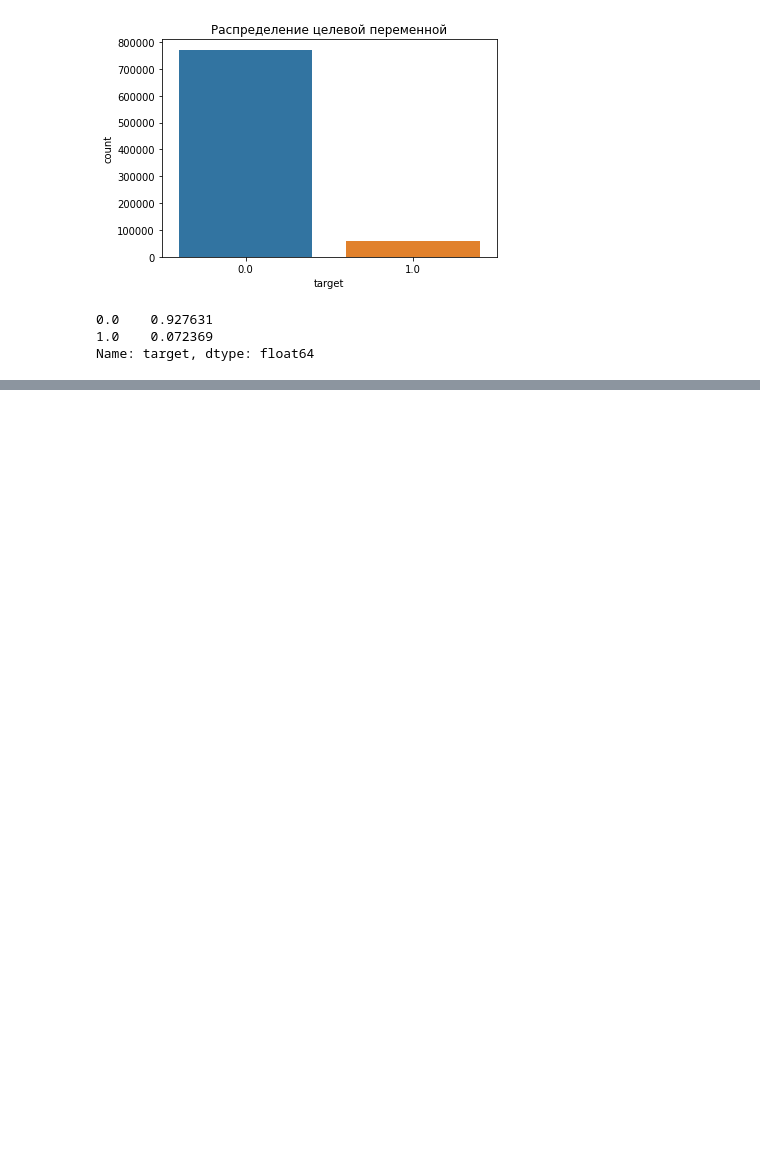
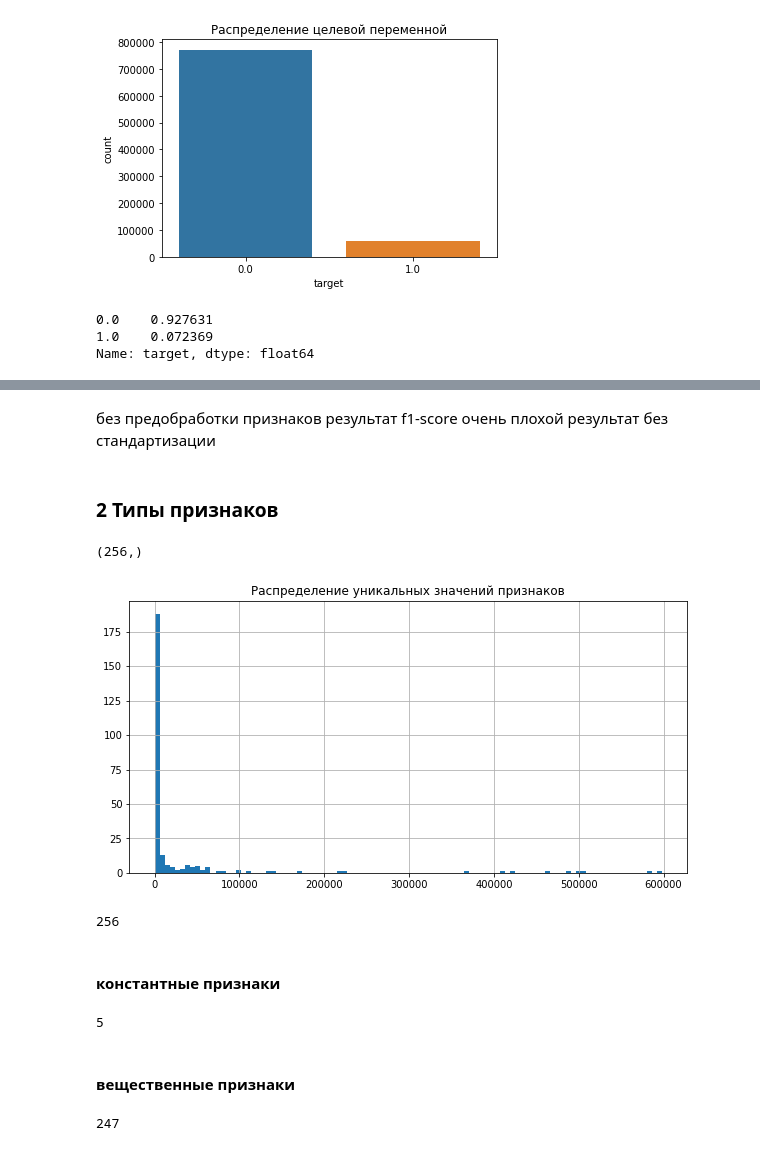
Before and after one commit to adurzin/Megafon, a Jupyter notebook: Megafon.ipynb, the cells around one changed output, grey strips where cells are left out. Saved outputs shown, nothing was run; the diff lists cells and outputs as text; code cells hidden in the pictures; blank space fills up the shorter version.

```diff
--- a/Megafon.ipynb
+++ b/Megafon.ipynb
@@ -48,0 +55,10 @@ test['buy_time_data'] = test.buy_time.apply(lambda x: datetime.fromtimestamp(x))
+# %%
+df.drop('buy_time_x', axis=1, inplace=True)
+df.rename(columns={'buy_time_y': 'buy_time'}, inplace=True)
+df['buy_time'] = df.buy_time.apply(lambda x: x.month)
+# %%
+# преобразование даты в числовое значение
+df['diff_time'] = df.diff_time.apply(lambda x: x.days)
+
+# # преобразование в бинарный признак
+# df.loc[df['252'] > 1, '252'] = 1
@@ -59,0 +95,8 @@ Name: target, dtype: float64
+# %%
+# Разделим признаки и целевую переменную
+data_prelim = df.copy()
+
+data_prelim.set_index('id', inplace=True)
+
+X = data_prelim.drop('target', axis=1)
+y = data_prelim['target']
@@ -59,0 +160,35 @@ Name: target, dtype: float64
+# %% [markdown]
+без предобработки признаков результат f1-score очень плохой результат без стандартизации
+# %% [markdown]
+### 2 Типы признаков
+# %%
+X_nunique = X.apply(lambda x: x.nunique())
+X_nunique.shape
+# %% [output]
+(256,)
+# %%
+plt.title("Распределение уникальных значений признаков");
+X_nunique.hist(bins=100, figsize=(10, 5));
+# %% [output]
+[figure, added]
+# %%
+f_all = set(X_nunique.index.tolist())
+len(f_all)
+# %% [output]
+256
+# %% [markdown]
+#### константные признаки
+# %%
+# константные признаки
+f_const = set(X_nunique[X_nunique == 1].index.tolist())
+len(f_const)
+# %% [output]
+5
+# %% [markdown]
+#### вещественные признаки
+# %%
+f_numeric = (X.fillna(0).astype(int).sum() - X.fillna(0).sum()).abs()
+f_numeric = set(f_numeric[f_numeric > 0].index.tolist())
+len(f_numeric)
+# %% [output]
+247
```
Also changed, not shown: parts of 82 cells of this notebook, 2 other files.
